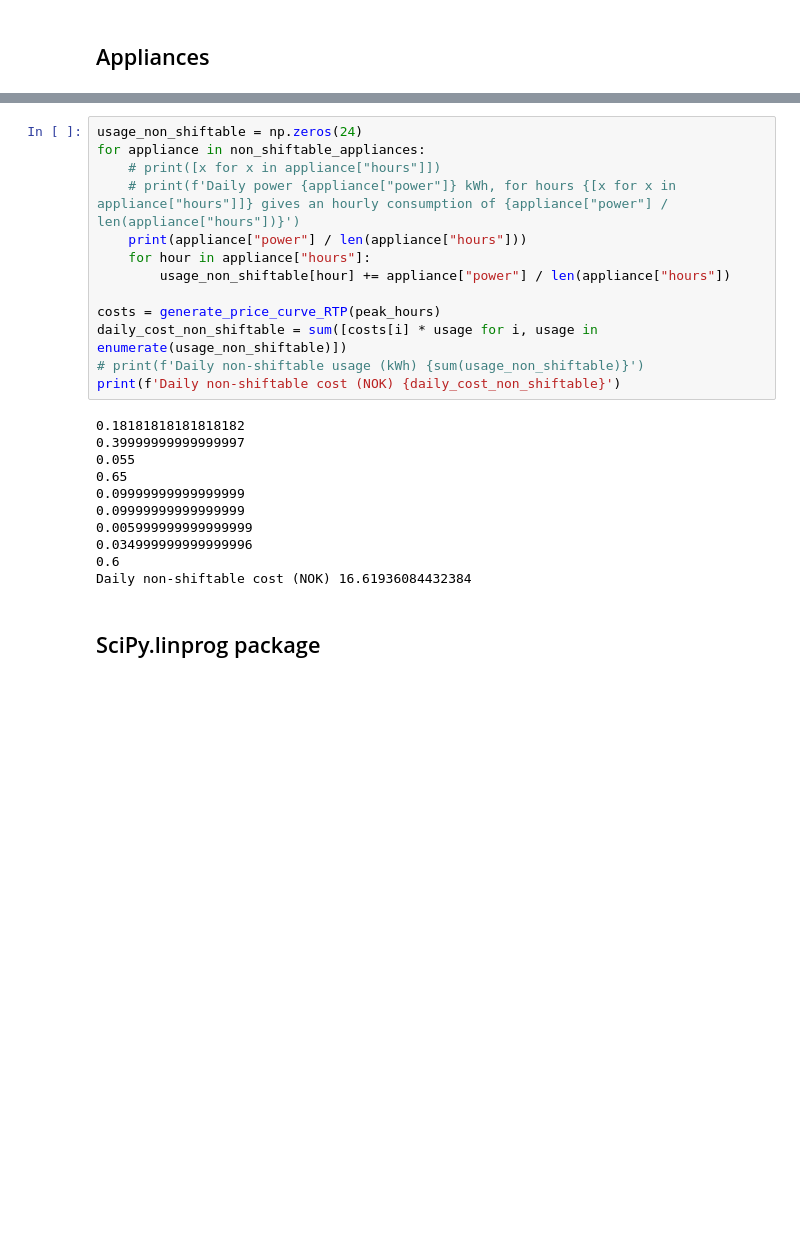
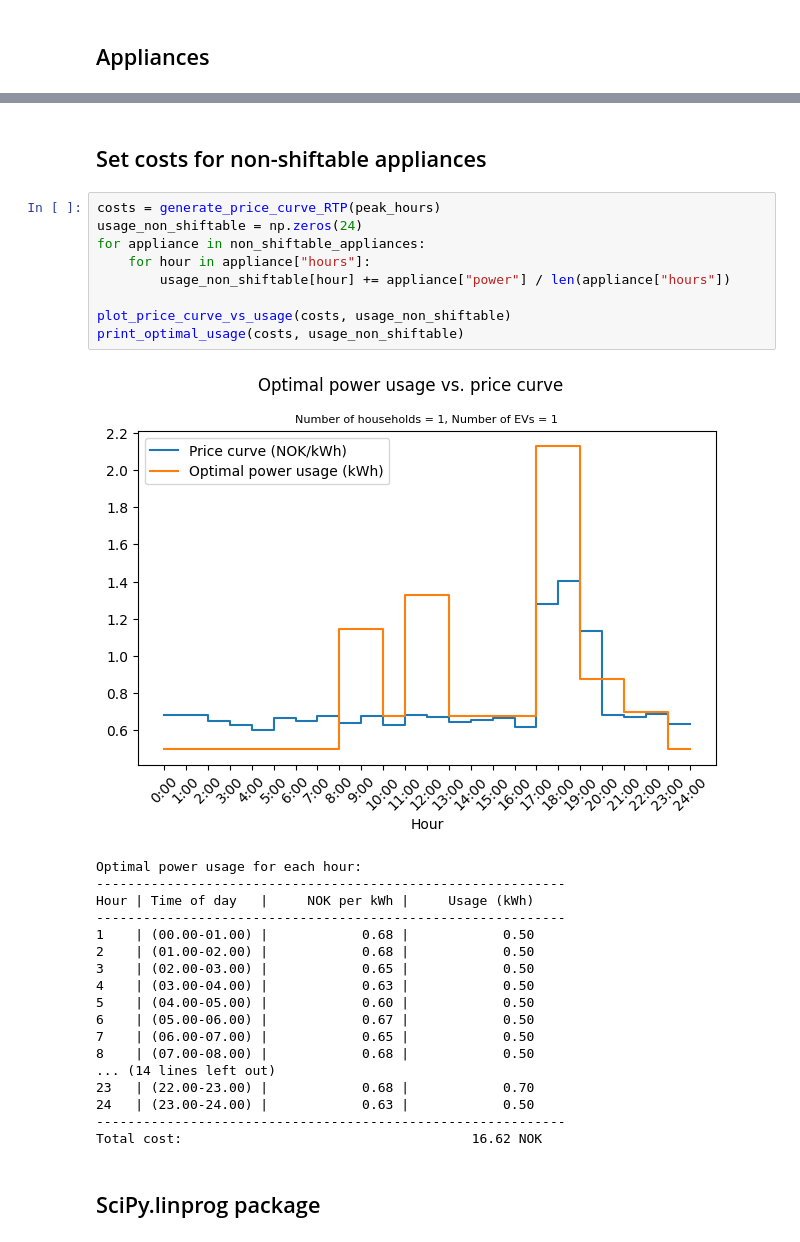
Before and after one commit to aishanbianshan/IN5410_a1, a Jupyter notebook: assignment1.ipynb, the cells around one changed output, grey strips where cells are left out. Saved outputs shown, nothing was run; the diff lists cells and outputs as text; blank space fills up the shorter version.

Commit message:
cleaning and non-shift costs

```diff
--- a/assignment1.ipynb
+++ b/assignment1.ipynb
@@ -289,27 +264,33 @@ non_shiftable_appliances:
-# %%
-usage_non_shiftable = np.zeros(24)
-for appliance in non_shiftable_appliances:
-    # print([x for x in appliance["hours"]])
-    # print(f'Daily power {appliance["power"]} kWh, for hours {[x for x in appliance["hours"]]} gives an hourly consumption of {appliance["power"] / len(appliance["hours"])}')
-    print(appliance["power"] / len(appliance["hours"]))
-    for hour in appliance["hours"]:
-        usage_non_shiftable[hour] += appliance["power"] / len(appliance["hours"])
-
-costs = generate_price_curve_RTP(peak_hours)
-daily_cost_non_shiftable = sum([costs[i] * usage for i, usage in enumerate(usage_non_shiftable)])
-# print(f'Daily non-shiftable usage (kWh) {sum(usage_non_shiftable)}')
-print(f'Daily non-shiftable cost (NOK) {daily_cost_non_shiftable}')
-# %% [output]
-0.18181818181818182
-0.39999999999999997
-0.055
-0.65
-0.09999999999999999
-0.09999999999999999
-0.005999999999999999
-0.034999999999999996
-0.6
-Daily non-shiftable cost (NOK) 16.61936084432384
+# %% [markdown]
+## Set costs for non-shiftable appliances
+# %%
+costs = generate_price_curve_RTP(peak_hours)
+usage_non_shiftable = np.zeros(24)
+for appliance in non_shiftable_appliances:
+    for hour in appliance["hours"]:
+        usage_non_shiftable[hour] += appliance["power"] / len(appliance["hours"])
+
+plot_price_curve_vs_usage(costs, usage_non_shiftable)
+print_optimal_usage(costs, usage_non_shiftable)
+# %% [output]
+[figure, added]
+Optimal power usage for each hour:
+------------------------------------------------------------
+Hour | Time of day   |     NOK per kWh |     Usage (kWh)
+------------------------------------------------------------
+1    | (00.00-01.00) |            0.68 |            0.50
+2    | (01.00-02.00) |            0.68 |            0.50
+3    | (02.00-03.00) |            0.65 |            0.50
+4    | (03.00-04.00) |            0.63 |            0.50
+5    | (04.00-05.00) |            0.60 |            0.50
+6    | (05.00-06.00) |            0.67 |            0.50
+7    | (06.00-07.00) |            0.65 |            0.50
+8    | (07.00-08.00) |            0.68 |            0.50
+... (14 lines left out)
+23   | (22.00-23.00) |            0.68 |            0.70
+24   | (23.00-24.00) |            0.63 |            0.50
+------------------------------------------------------------
+Total cost:                                     16.62 NOK
 # %% [markdown]
 ## SciPy.linprog package
 # %%
```
Also changed, not shown: parts of 9 cells of this notebook.
